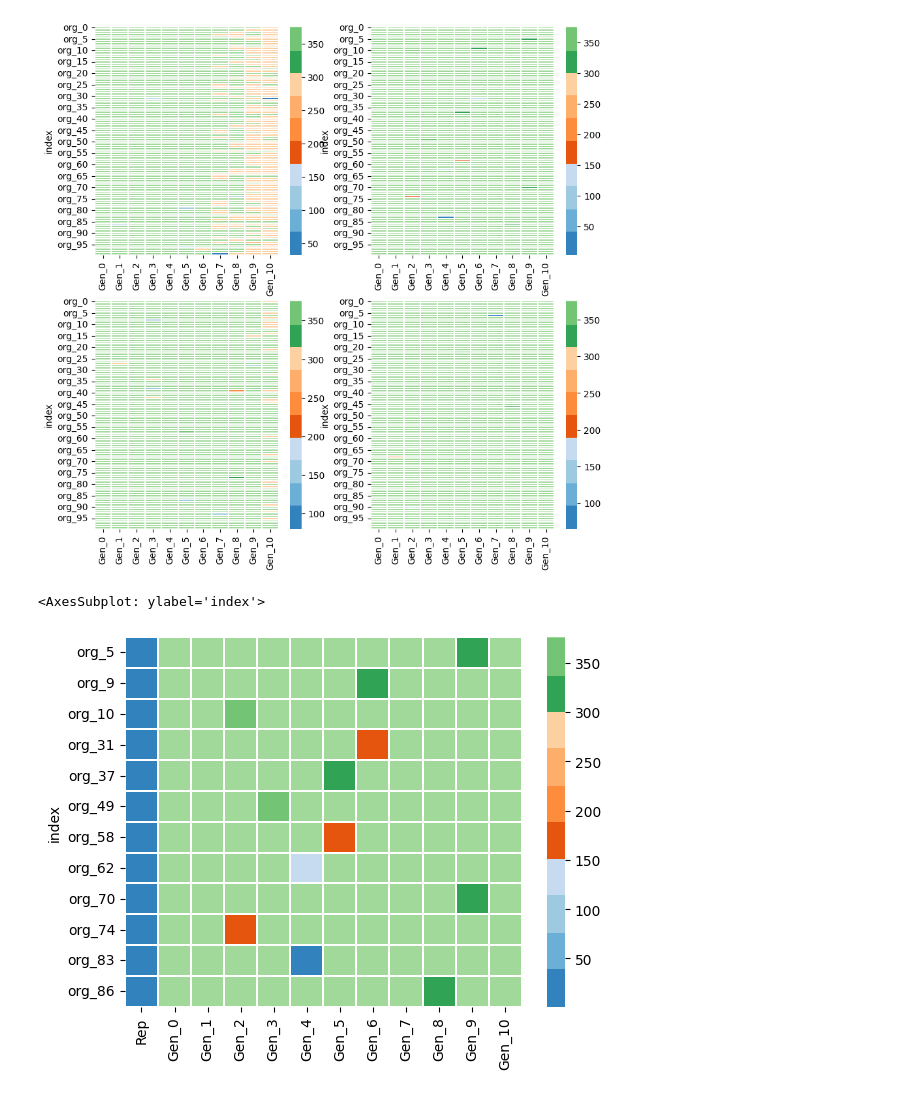
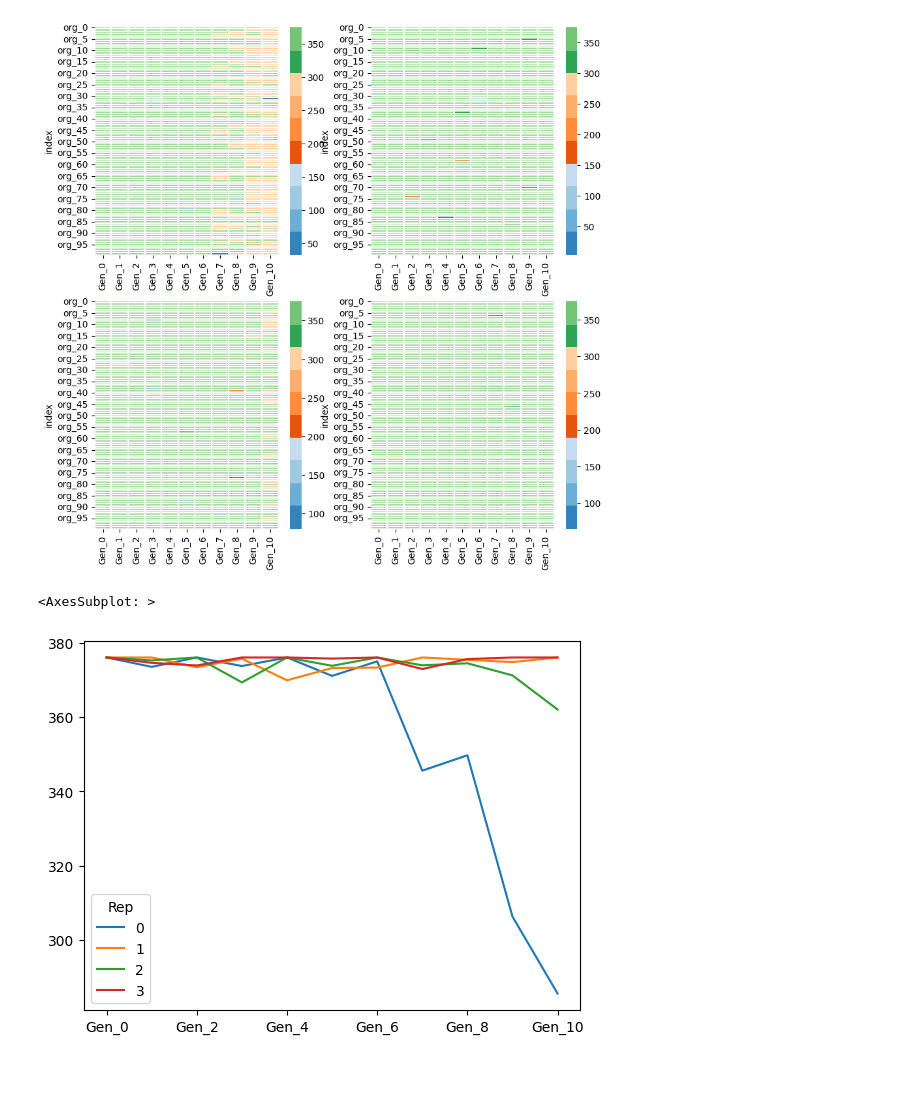
Before and after one commit to IRSINGH27/stochastic_Project, a Jupyter notebook: __module__/test.ipynb, the cells around one changed output. Saved outputs shown, nothing was run; the diff lists cells and outputs as text; code cells hidden in the pictures.

```diff
--- a/__module__/test.ipynb
+++ b/__module__/test.ipynb
@@ -5,7 +5,7 @@ import os
 import matplotlib.pyplot as plt
 %matplotlib inline
 # %%
-q=[i for i in os.listdir() if 'result21.' in i]
+q=[i for i in os.listdir() if 'result1.' in i]
 q=list(map(lambda x:pd.read_parquet(x),q))
 # %%
 for i in range(len(q)):
@@ -49,8 +68,8 @@ for i in range(2):
 2
 3
 [figure]
-# %%
-sbn.heatmap(data=w2[w2.Rep==1],cmap='tab20c',linewidths=0.2,center=375)
-# %% [output]
-<AxesSubplot: ylabel='index'>
-[figure, removed]
+# %%
+w2.groupby('Rep').mean().transpose().plot(kind='line')
+# %% [output]
+<AxesSubplot: >
+[figure, added]
```
Also changed, not shown: parts of 2 cells of this notebook, 7 other files.
